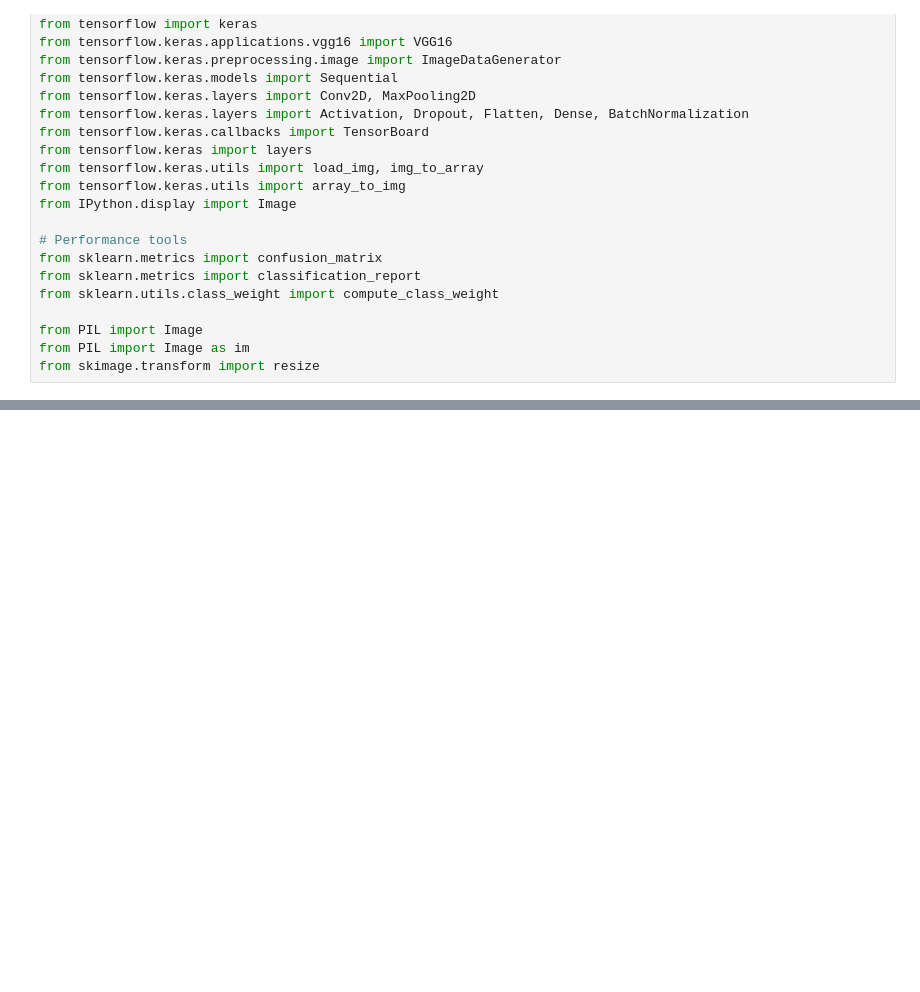
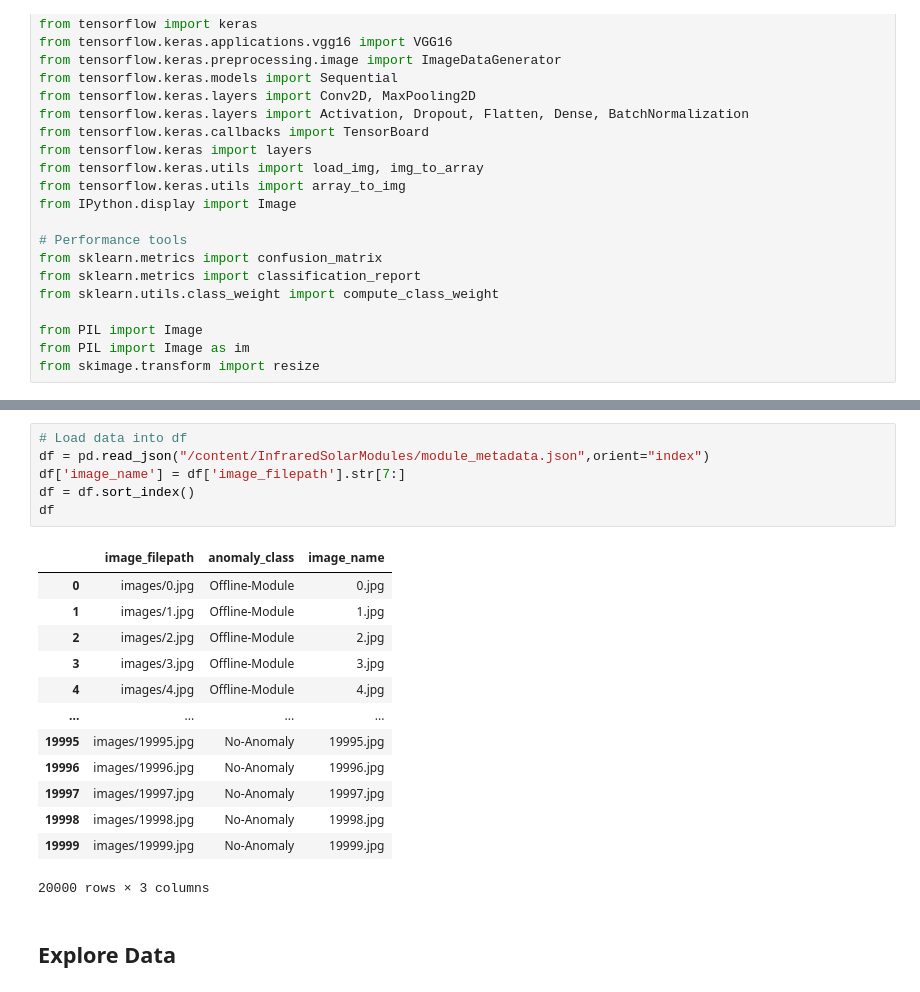
Before and after one commit to regiiis/pv_error_classification, a Jupyter notebook: pv_error_classifcation.ipynb, the cells around one changed output, grey strips where cells are left out. Saved outputs shown, nothing was run; the diff lists cells and outputs as text; blank space fills up the shorter version.

```diff
--- a/pv_error_classifcation.ipynb
+++ b/pv_error_classifcation.ipynb
@@ -58,0 +86,22 @@ from skimage.transform import resize
+# %%
+# Load data into df
+df = pd.read_json("/content/InfraredSolarModules/module_metadata.json",orient="index")
+df['image_name'] = df['image_filepath'].str[7:]
+df = df.sort_index()
+df
+# %% [output]
+|  | image_filepath | anomaly_class | image_name |
+| 0 | images/0.jpg | Offline-Module | 0.jpg |
+| 1 | images/1.jpg | Offline-Module | 1.jpg |
+| 2 | images/2.jpg | Offline-Module | 2.jpg |
+| 3 | images/3.jpg | Offline-Module | 3.jpg |
+| 4 | images/4.jpg | Offline-Module | 4.jpg |
+| ... | ... | ... | ... |
+| 19995 | images/19995.jpg | No-Anomaly | 19995.jpg |
+| 19996 | images/19996.jpg | No-Anomaly | 19996.jpg |
+| 19997 | images/19997.jpg | No-Anomaly | 19997.jpg |
+| 19998 | images/19998.jpg | No-Anomaly | 19998.jpg |
+| 19999 | images/19999.jpg | No-Anomaly | 19999.jpg |
+20000 rows × 3 columns
+# %% [markdown]
+## Explore Data
```
Also changed, not shown: parts of 5 cells of this notebook.
